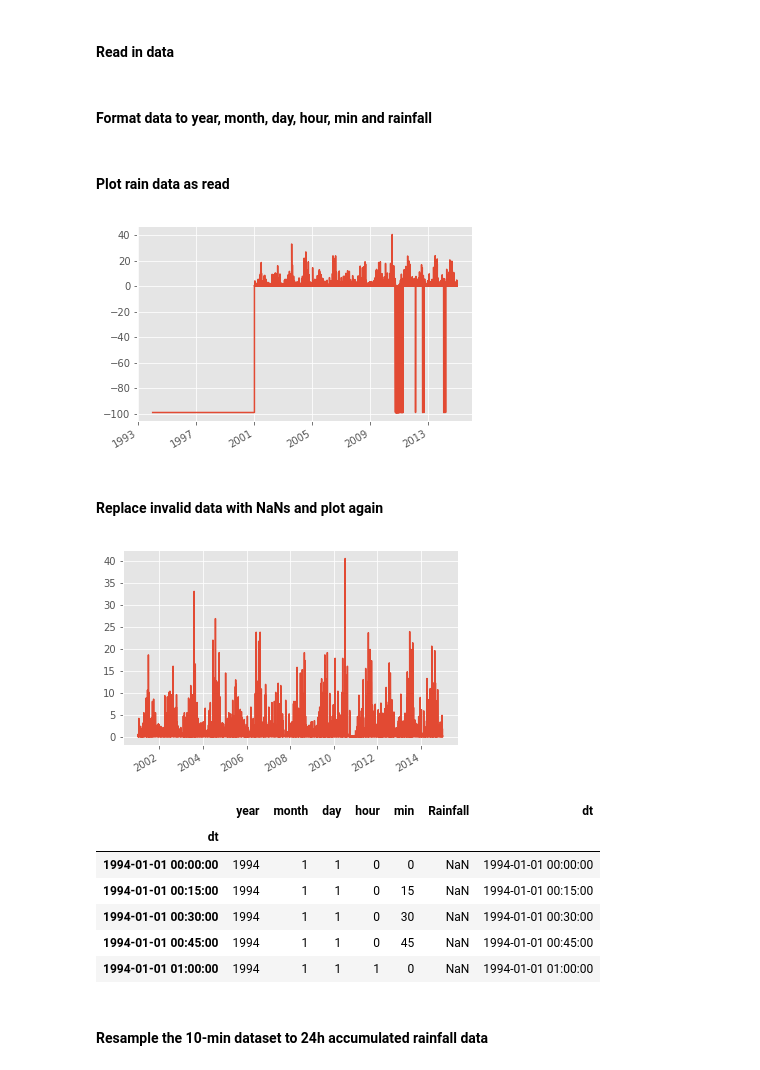
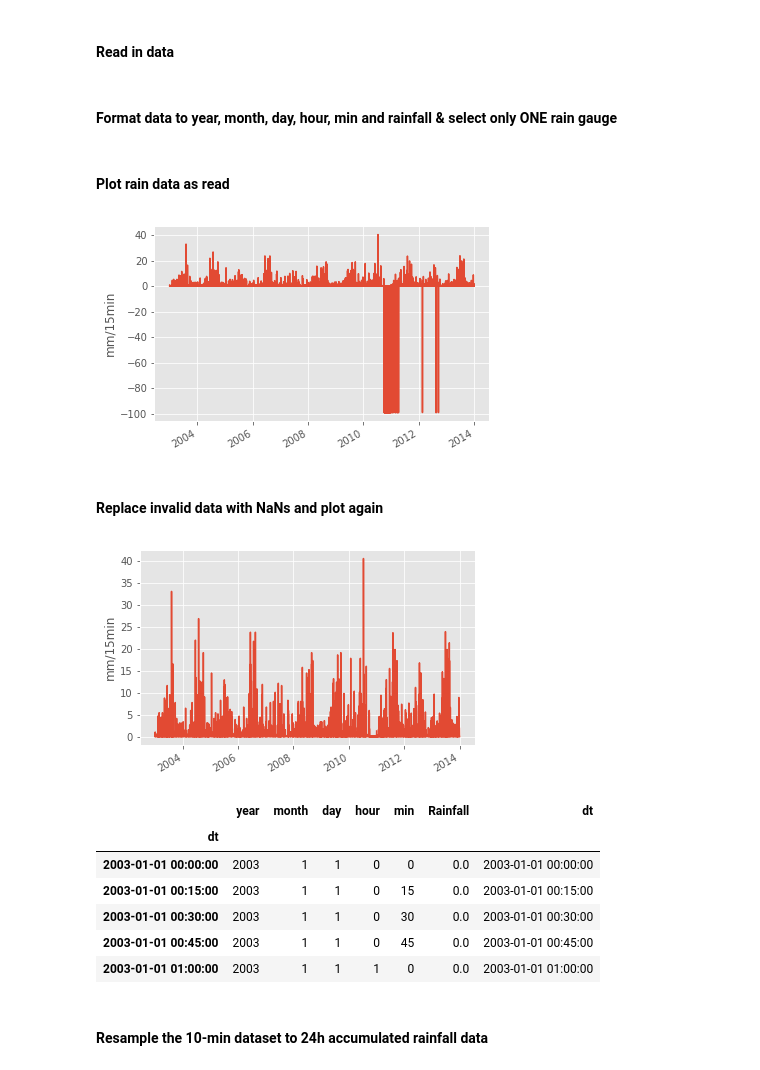
Before and after one commit to kriete/cie5703_notebooks, a Jupyter notebook: week_6_Charlotte.ipynb, the cells around one changed output. Saved outputs shown, nothing was run; the diff lists cells and outputs as text; code cells hidden in the pictures.

```diff
--- a/week_6_Charlotte.ipynb
+++ b/week_6_Charlotte.ipynb
@@ -41,12 +43,12 @@ plt.show()
 # %% [markdown]
 #### Read in data
 # %%
-charlotte_rainfall = pd.read_csv('./Raw_RG_Data/Charlotte_CRN_gage_1994.csv', header = None)
-for i in range(1995,2015):
+charlotte_rainfall = pd.read_csv('./Raw_RG_Data/Charlotte_CRN_gage_2003.csv', header = None)
+for i in range(2004,2014):
     cur_rainfall = pd.read_csv('./Raw_RG_Data/Charlotte_CRN_gage_%d.csv' % i, header = None)
     charlotte_rainfall = charlotte_rainfall.append(cur_rainfall, ignore_index=True)
 # %% [markdown]
-#### Format data to year, month, day, hour, min and rainfall
+#### Format data to year, month, day, hour, min and rainfall & select only ONE rain gauge
 # %%
 charlotte_rainfall = charlotte_rainfall.iloc[:,:6]
 charlotte_rainfall.columns = ["year","month","day", "hour", "min", "Rainfall"]
@@ -56,28 +58,30 @@ charlotte_rainfall.index=charlotte_rainfall['dt']
 #### Plot rain data as read
 # %%
 plt.plot(charlotte_rainfall['dt'], charlotte_rainfall["Rainfall"])
+plt.ylabel('mm/15min')
 plt.gcf().autofmt_xdate()
 # %% [output]
-[figure, old version]
+[figure, new version]
 # %% [markdown]
 #### Replace invalid data with NaNs and plot again
 # %%
 charlotte_rainfall["Rainfall"] = charlotte_rainfall["Rainfall"].replace(-99, np.nan)
 # %%
 plt.plot(charlotte_rainfall['dt'], charlotte_rainfall["Rainfall"])
+plt.ylabel('mm/15min')
 plt.gcf().autofmt_xdate()
 # %% [output]
-[figure, old version]
+[figure, new version]
 # %%
 charlotte_rainfall.head()
 # %% [output]
 |  | year | month | day | hour | min | Rainfall | dt |
 | dt |  |  |  |  |  |  |  |
-| 1994-01-01 00:00:00 | 1994 | 1 | 1 | 0 | 0 | NaN | 1994-01-01 00:00:00 |
-| 1994-01-01 00:15:00 | 1994 | 1 | 1 | 0 | 15 | NaN | 1994-01-01 00:15:00 |
-| 1994-01-01 00:30:00 | 1994 | 1 | 1 | 0 | 30 | NaN | 1994-01-01 00:30:00 |
-| 1994-01-01 00:45:00 | 1994 | 1 | 1 | 0 | 45 | NaN | 1994-01-01 00:45:00 |
-| 1994-01-01 01:00:00 | 1994 | 1 | 1 | 1 | 0 | NaN | 1994-01-01 01:00:00 |
+| 2003-01-01 00:00:00 | 2003 | 1 | 1 | 0 | 0 | 0.0 | 2003-01-01 00:00:00 |
+| 2003-01-01 00:15:00 | 2003 | 1 | 1 | 0 | 15 | 0.0 | 2003-01-01 00:15:00 |
+| 2003-01-01 00:30:00 | 2003 | 1 | 1 | 0 | 30 | 0.0 | 2003-01-01 00:30:00 |
+| 2003-01-01 00:45:00 | 2003 | 1 | 1 | 0 | 45 | 0.0 | 2003-01-01 00:45:00 |
+| 2003-01-01 01:00:00 | 2003 | 1 | 1 | 1 | 0 | 0.0 | 2003-01-01 01:00:00 |
 # %% [markdown]
 #### Resample the 10-min dataset to 24h accumulated rainfall data
 # %%
```
Also changed, not shown: parts of 53 cells of this notebook, 2 other files.
